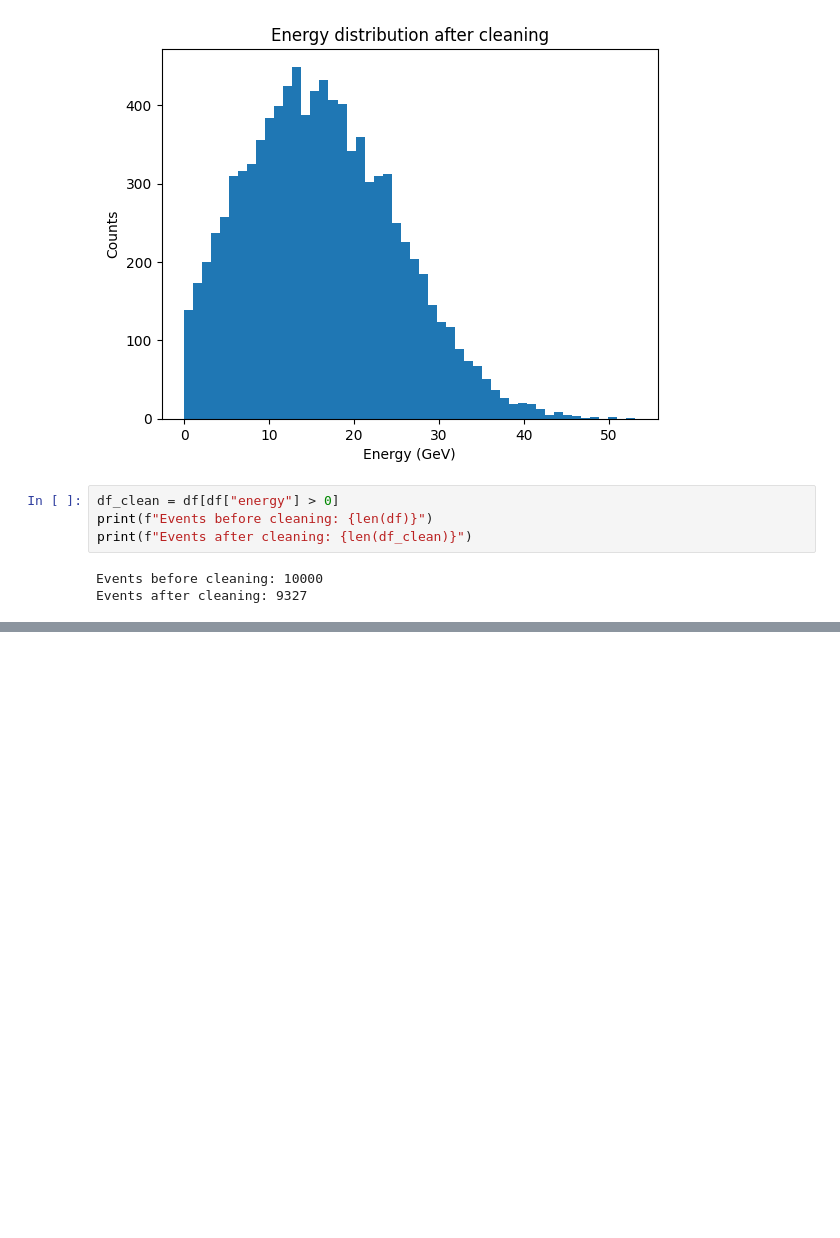
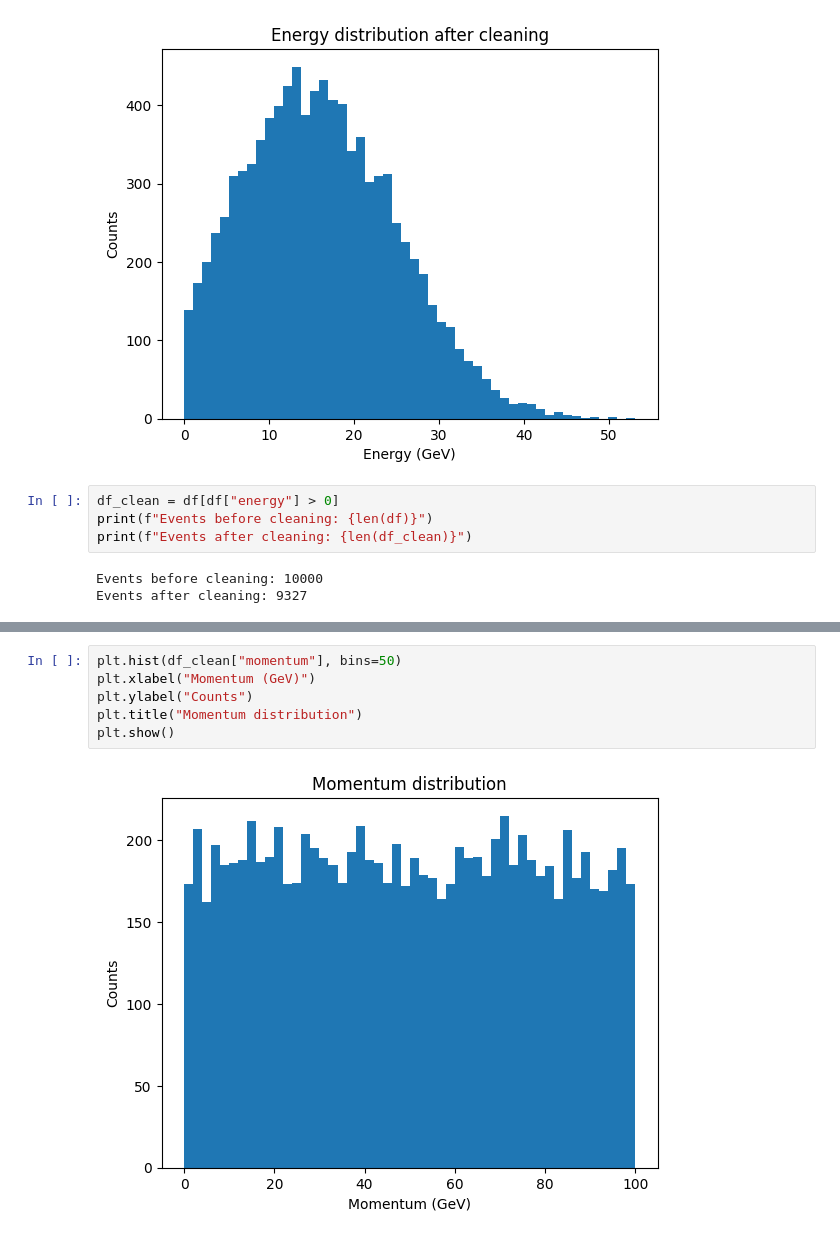
Before and after one commit to hajrahtabassam/modern-python-analysis, a Jupyter notebook: notebooks/eda.ipynb, the cells around one changed output, grey strips where cells are left out. Cells and saved outputs as stored; diff of their text form; blank space fills up the shorter version.

Commit message:
Add momentum analysis and energy-momentum visualization

```diff
--- a/notebooks/eda.ipynb
+++ b/notebooks/eda.ipynb
@@ -143,0 +152,8 @@ Events after cleaning: 9327
+# %%
+plt.hist(df_clean["momentum"], bins=50)
+plt.xlabel("Momentum (GeV)")
+plt.ylabel("Counts")
+plt.title("Momentum distribution")
+plt.show()
+# %% [output]
+[figure, added]
```
Also changed, not shown: parts of 4 cells of this notebook.
